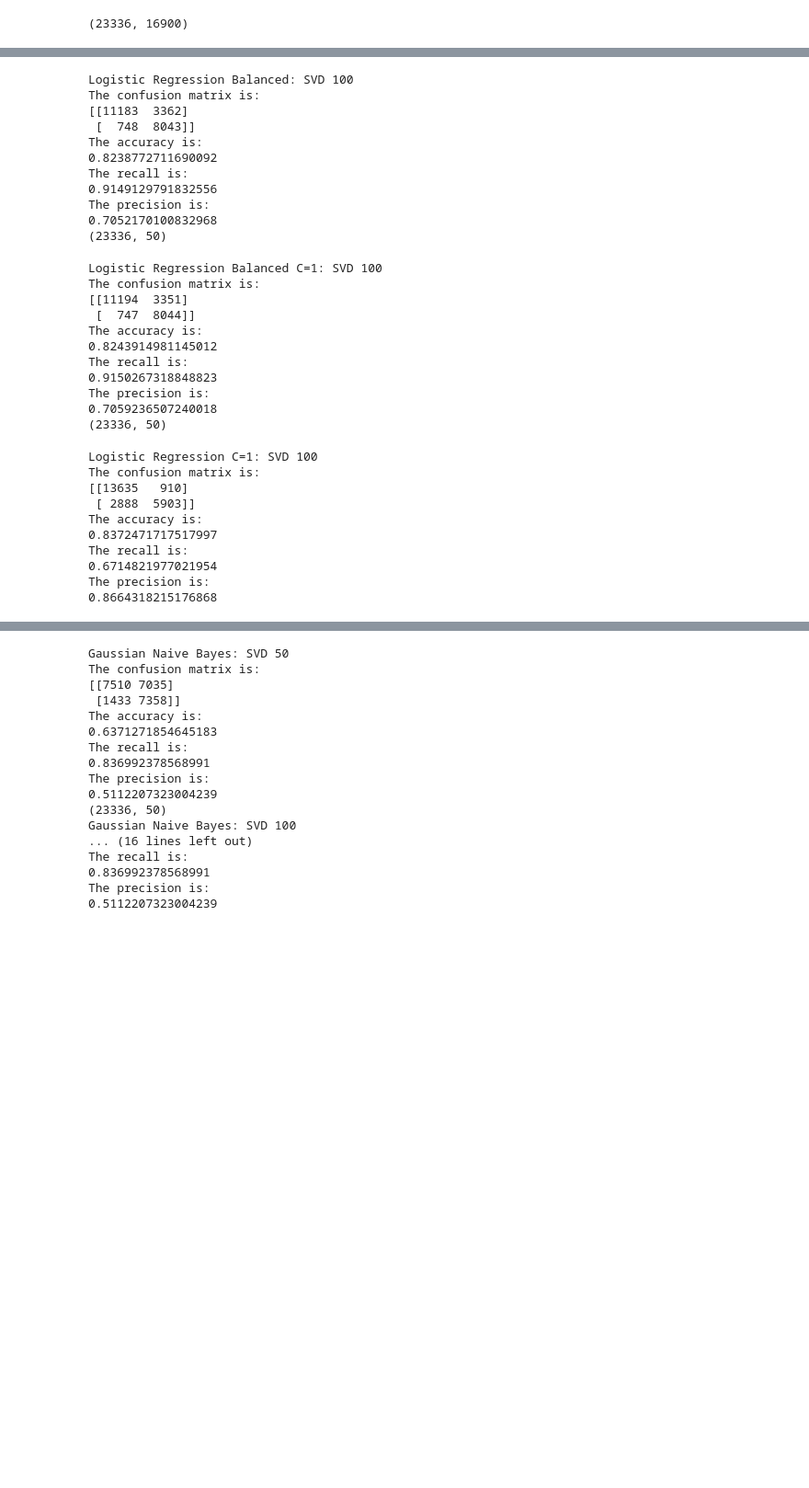
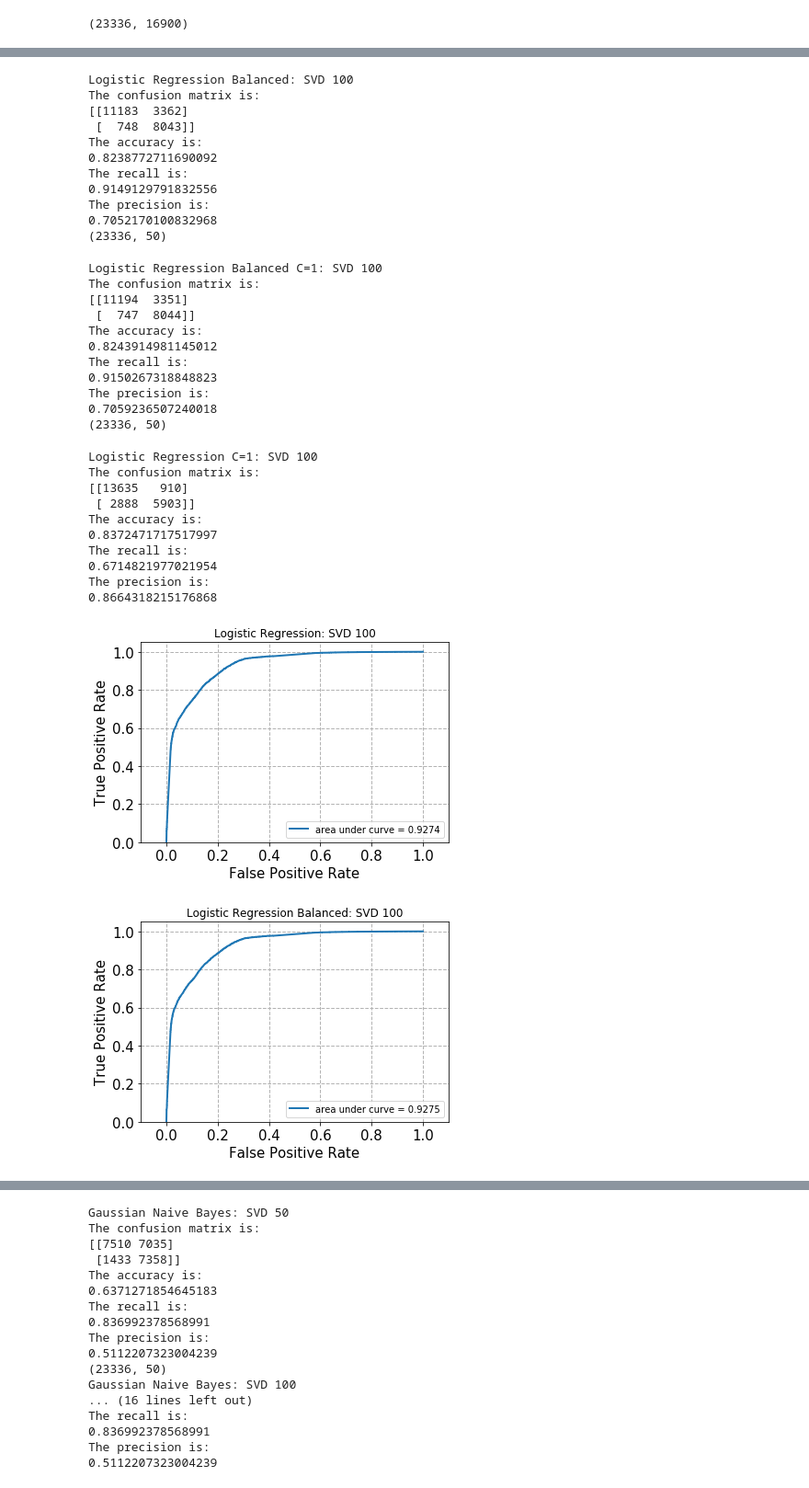
Before and after one commit to rupadevan94/large-scale-data-mining, a Jupyter notebook: Project5/Q11-15.ipynb, the cells around one changed output, grey strips where cells are left out. Shown at 92% size. Saved outputs shown, nothing was run; the diff lists cells and outputs as text; code cells hidden in the pictures; blank space fills up the shorter version.

```diff
--- a/Project5/Q11-15.ipynb
+++ b/Project5/Q11-15.ipynb
@@ -1079,6 +1388,6 @@ The precision is:
 # %%
 hard_margin_svc = LinearSVC(loss = 'hinge', C = 1000)
-fit_predict_and_plot(hard_margin_svc, data_nmf, labels, "Hard Margin SVC: NMF 50")
+fit_predict_and_plot(hard_margin_svc, get_nmf(), labels, "Hard Margin SVC: NMF 50")
 
 hard_margin_svc = LinearSVC(loss = 'hinge', C = 1000)
 fit_predict_and_plot(hard_margin_svc, get_nmf(100), labels, "Hard Margin SVC: NMF 100")
@@ -1125,7 +1434,7 @@ soft_margin_svc = LinearSVC(loss = 'hinge', C = 0.0001)
 fit_predict_and_plot(soft_margin_svc, get_svd(20), labels, "Soft Margin SVC: SVD 20")
 
 soft_margin_svc = LinearSVC(loss = 'hinge', C = 0.0001)
-fit_predict_and_plot(soft_margin_svc, data_svd, labels, "Soft Margin SVC: SVD 50")
+fit_predict_and_plot(soft_margin_svc, get_svd(), labels, "Soft Margin SVC: SVD 50")
 
 soft_margin_svc = LinearSVC(loss = 'hinge', C = 0.0001)
 fit_predict_and_plot(soft_margin_svc, get_svd(100), labels, "Soft Margin SVC: SVD 100")
@@ -1181,7 +1495,7 @@ soft_margin_svc = LinearSVC(loss = 'hinge', C = 0.0001)
 fit_predict_and_plot(soft_margin_svc, get_nmf(20), labels, "Soft Margin SVC: NMF 20")
 
 soft_margin_svc = LinearSVC(loss = 'hinge', C = 0.0001)
-fit_predict_and_plot(soft_margin_svc, data_nmf, labels, "Soft Margin SVC: NMF 50")
+fit_predict_and_plot(soft_margin_svc, get_nmf(), labels, "Soft Margin SVC: NMF 50")
 
 
 soft_margin_svc = LinearSVC(loss = 'hinge', C = 0.0001)
@@ -1237,17 +1556,17 @@ The precision is:
 # Logistic Regression
 # %%
 lr_clf = LogisticRegression(penalty='l2', C = 1e30)
-fit_predict_and_plot(lr_clf, get_svd(100), labels, "Logistic Regression: SVD 100", verbose = False)
+fit_predict_and_plot(lr_clf, get_svd(100), labels, "Logistic Regression: SVD 100", verbose = True)
 
 lr_clf = LogisticRegression(penalty='l2', C = 1e30, class_weight='balanced')
-fit_predict_and_plot(lr_clf, get_svd(100), labels, "Logistic Regression Balanced: SVD 100", verbose = False)
+fit_predict_and_plot(lr_clf, get_svd(100), labels, "Logistic Regression Balanced: SVD 100", verbose = True)
 
 #Best
 lr_clf = LogisticRegression(penalty='l2', C = 1, class_weight='balanced')
-fit_predict_and_plot(lr_clf, get_svd(100), labels, "Logistic Regression Balanced C=1: SVD 100", verbose = False)
+fit_predict_and_plot(lr_clf, get_svd(100), labels, "Logistic Regression Balanced C=1: SVD 100", verbose = True)
 
 lr_clf = LogisticRegression(penalty='l2', C = 1)
-fit_predict_and_plot(lr_clf, get_svd(100), labels, "Logistic Regression C=1: SVD 100", verbose = False)
+fit_predict_and_plot(lr_clf, get_svd(100), labels, "Logistic Regression C=1: SVD 100", verbose = True)
 # %% [output]
 (23336, 50)
 Logistic Regression: SVD 100
@@ -1266,30 +1585,32 @@ The confusion matrix is:
 [[11183  3362]
  [  748  8043]]
 The accuracy is:
 0.8238772711690092
 The recall is:
 0.9149129791832556
 The precision is:
 0.7052170100832968
 (23336, 50)
 Logistic Regression Balanced C=1: SVD 100
 The confusion matrix is:
 [[11194  3351]
  [  747  8044]]
 The accuracy is:
 0.8243914981145012
 The recall is:
 0.9150267318848823
 The precision is:
 0.7059236507240018
 (23336, 50)
 Logistic Regression C=1: SVD 100
 The confusion matrix is:
 [[13635   910]
  [ 2888  5903]]
 The accuracy is:
 0.8372471717517997
 The recall is:
 0.6714821977021954
 The precision is:
 0.8664318215176868
+[figure, added]
+[figure, added]
```
Also changed, not shown: parts of 35 cells of this notebook.
